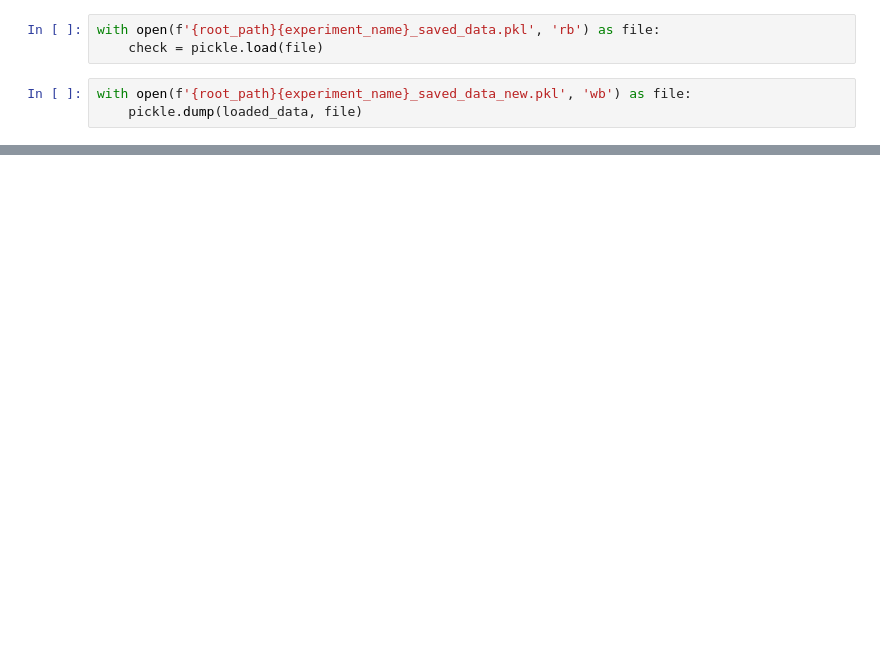
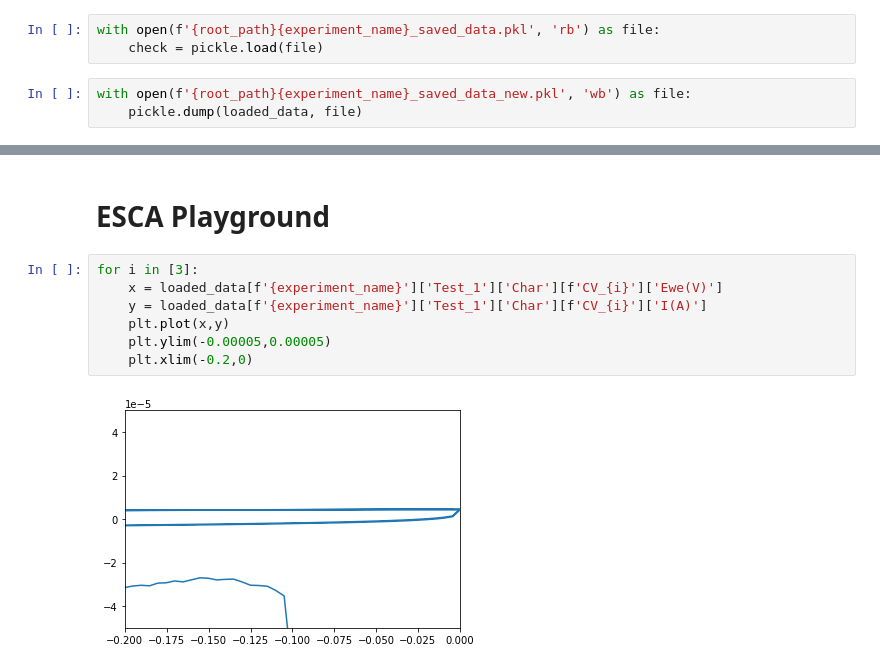
Before and after one commit to Rblack999/NRC-MAPs, a Jupyter notebook: CCUS/Optimization/CCUS_PostProcessing.ipynb, the cells around one changed output, grey strips where cells are left out. Drawn from its saved outputs; the diff is of its cells as text; blank space fills up the shorter version.

```diff
--- a/CCUS/Optimization/CCUS_PostProcessing.ipynb
+++ b/CCUS/Optimization/CCUS_PostProcessing.ipynb
@@ -997,0 +264,11 @@ class DispenseProcedure:
+# %% [markdown]
+# ESCA Playground
+# %%
+for i in [3]:
+    x = loaded_data[f'{experiment_name}']['Test_1']['Char'][f'CV_{i}']['Ewe(V)']
+    y = loaded_data[f'{experiment_name}']['Test_1']['Char'][f'CV_{i}']['I(A)']
+    plt.plot(x,y)
+    plt.ylim(-0.00005,0.00005)
+    plt.xlim(-0.2,0)
+# %% [output]
+[figure, added]
```
Also changed, not shown: parts of 21 cells of this notebook, 1 other file.
